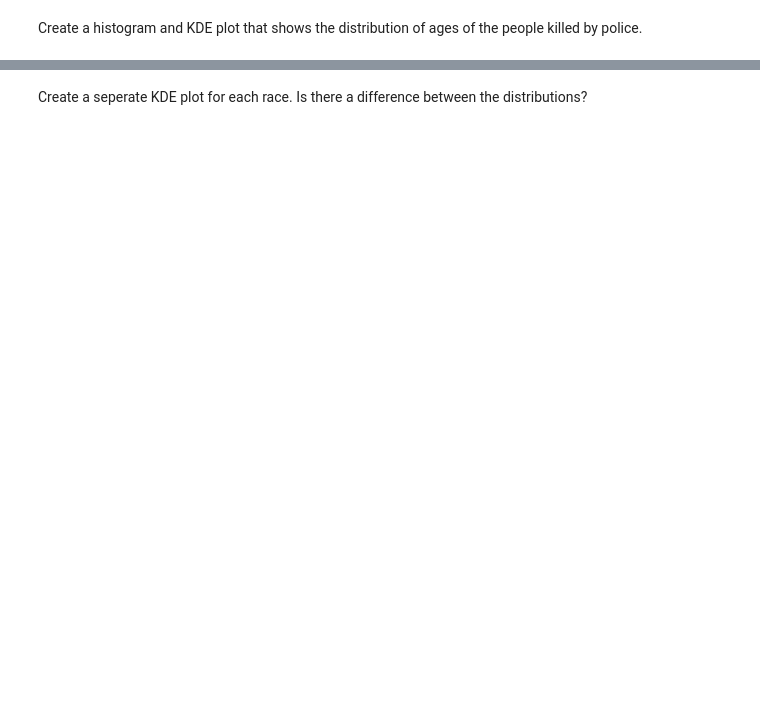
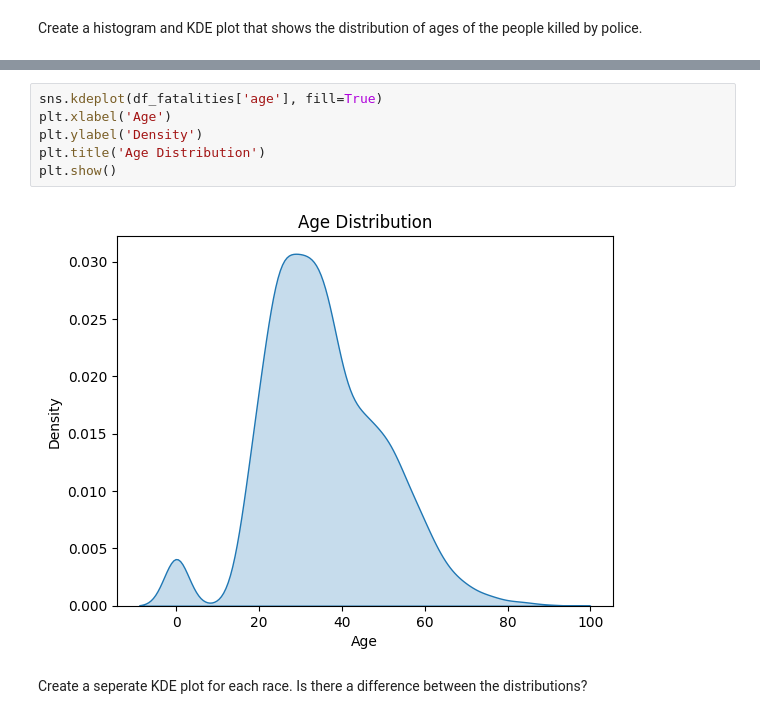
Before and after one commit to JustAnotherHeroRiding/day-99-Deaths-Involving-the-police-in-the-US, a Jupyter notebook: Fatal_Force_(start).ipynb, the cells around one changed output, grey strips where cells are left out. Drawn from its saved outputs; the diff is of its cells as text; blank space fills up the shorter version.

```diff
--- a/Fatal_Force_(start).ipynb
+++ b/Fatal_Force_(start).ipynb
@@ -383,2 +461,10 @@ Create a histogram and KDE plot that shows the distribution of ages of the peopl
+# %%
+sns.kdeplot(df_fatalities['age'], fill=True)
+plt.xlabel('Age')
+plt.ylabel('Density')
+plt.title('Age Distribution')
+plt.show()
+# %% [output]
+[figure, added]
 # %% [markdown]
 Create a seperate KDE plot for each race. Is there a difference between the distributions?
```
Also changed, not shown: parts of 27 cells of this notebook, 1 other file.
